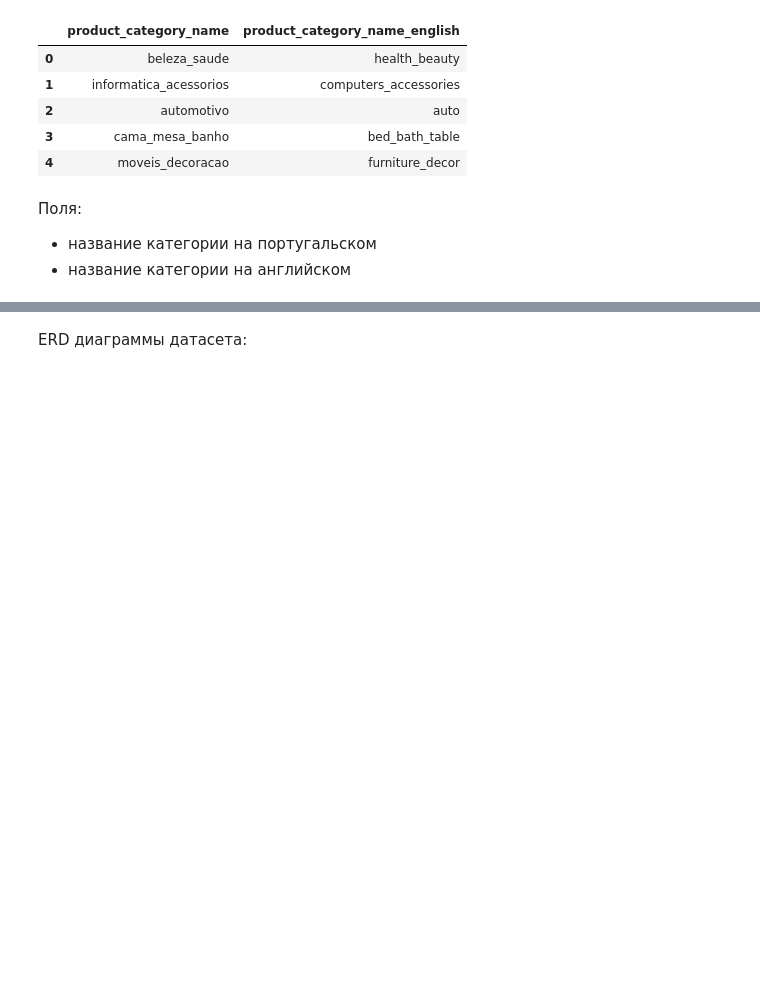
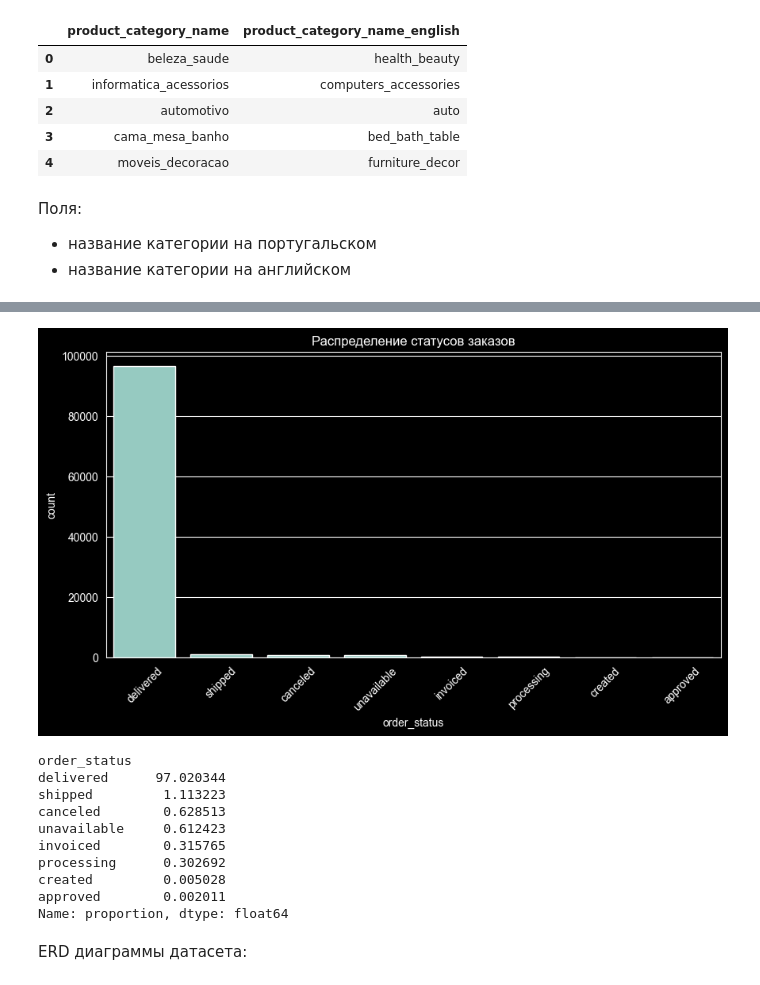
Before and after one commit to kasttix/olist-marketplace-analytics, a Jupyter notebook: notebooks/01_data_quality.ipynb, the cells around one changed output, grey strips where cells are left out. Drawn from its saved outputs; the diff is of its cells as text; code cells hidden in the pictures; blank space fills up the shorter version.

Commit message:
implement end-to-end data analytics pipeline for Olist marketplace

```diff
--- a/notebooks/01_data_quality.ipynb
+++ b/notebooks/01_data_quality.ipynb
@@ -170,0 +173,10 @@ category_translation.head()
+# %%
+date_columns = [
+    'order_purchase_timestamp', 'order_approved_at',
+    'order_delivered_carrier_date', 'order_delivered_customer_date',
+    'order_estimated_delivery_date'
+]
+for col in date_columns:
+    orders[col] = pd.to_datetime(orders[col])
+
+orders.dtypes
@@ -171,3 +300,26 @@ category_translation.head()
+# %%
+import seaborn as sns
+import matplotlib.pyplot as plt
+
+plt.figure(figsize=(10, 5))
+sns.countplot(data=orders, x='order_status', order=orders['order_status'].value_counts().index)
+plt.title('Распределение статусов заказов')
+plt.xticks(rotation=45)
+plt.show()
+
+print(orders['order_status'].value_counts(normalize=True) * 100)
+# %% [output]
+[figure, added]
+order_status
+delivered      97.020344
+shipped         1.113223
+canceled        0.628513
+unavailable     0.612423
+invoiced        0.315765
+processing      0.302692
+created         0.005028
+approved        0.002011
+Name: proportion, dtype: float64
 # %% [markdown]
 ERD диаграммы датасета:
 # %% [markdown]
```
Also changed, not shown: parts of 10 cells of this notebook, 10 other files.
